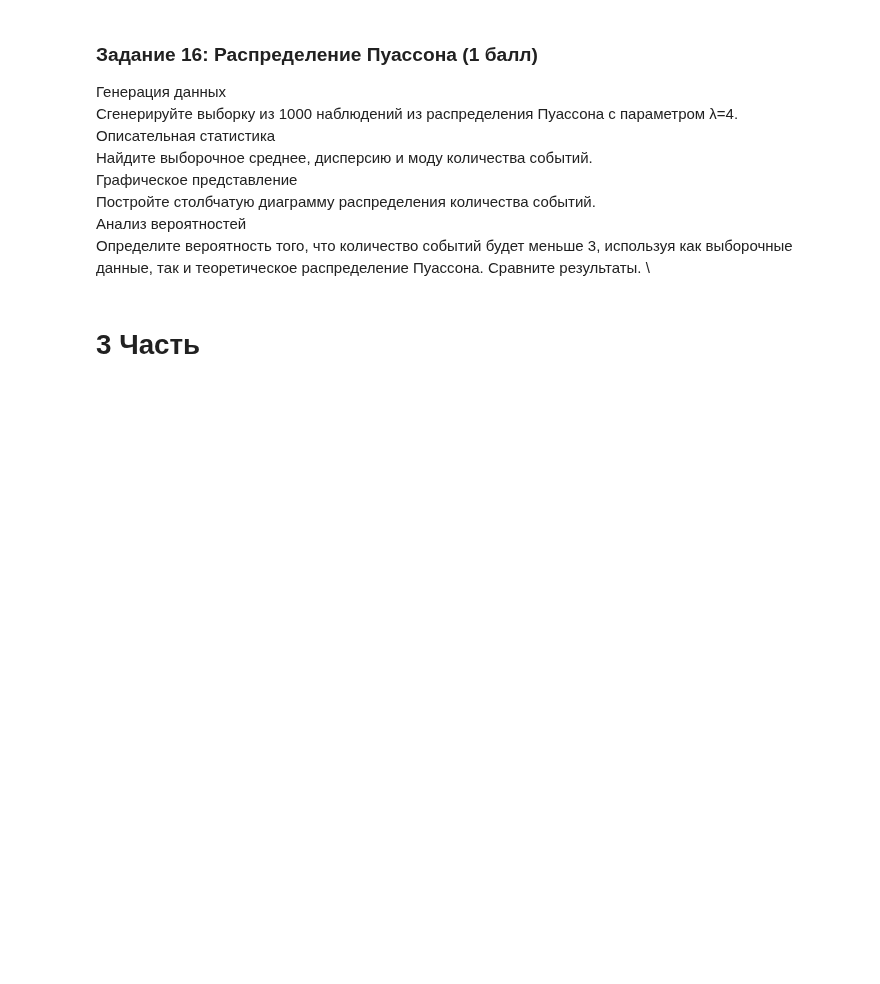
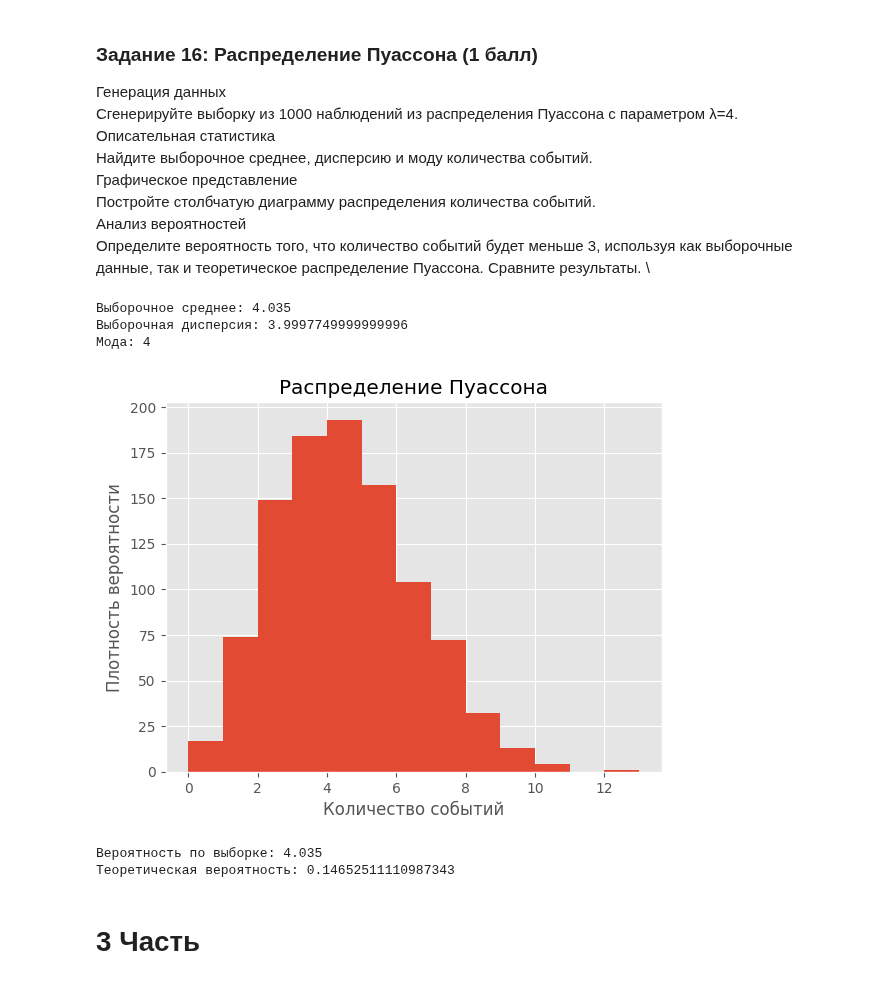
Before and after one commit to hilkovich/itmo_math_stat, a Jupyter notebook: homework_1/HW_1.ipynb, the cells around one changed output. Drawn from its saved outputs; the diff is of its cells as text; code cells hidden in the pictures; blank space fills up the shorter version.

```diff
--- a/homework_1/HW_1.ipynb
+++ b/homework_1/HW_1.ipynb
@@ -538,6 +538,44 @@ print(f"Вероятность не более 5 попыток (теорети
 Постройте столбчатую диаграмму распределения количества событий. \
 Анализ вероятностей \
 Определите вероятность того, что количество событий будет меньше 3, используя как выборочные данные, так и теоретическое распределение Пуассона. Сравните результаты. \
+# %%
+# Генерация данных
+lam = 4
+
+sample_poisson = poisson.rvs(lam, size=1000)
+# %%
+# Описательная статистика
+mean_poisson = np.mean(sample_poisson)
+variance_poisson = np.var(sample_poisson)
+mode_poisson = np.bincount(sample_poisson).argmax()
+
+print("Выборочное среднее:", mean_poisson)
+print("Выборочная дисперсия:", variance_poisson)
+print("Мода:", mode_poisson)
+# %% [output]
+Выборочное среднее: 4.035
+Выборочная дисперсия: 3.9997749999999996
+Мода: 4
+# %%
+# Графическое представление
+plt.hist(sample_poisson, bins=range(max(sample_poisson) + 1))
+plt.title("Распределение Пуассона")
+plt.xlabel("Количество событий")
+plt.ylabel("Плотность вероятности")
+
+plt.show()
+# %% [output]
+[figure, added]
+# %%
+# Анализ вероятностей
+theoretical_prob = np.exp(-lam) * lam**2 / 2
+sample_prob = sample_poisson.sum() / 1000
+
+print("Вероятность по выборке:", sample_prob)
+print("Теоретическая вероятность:", theoretical_prob)
+# %% [output]
+Вероятность по выборке: 4.035
+Теоретическая вероятность: 0.14652511110987343
 # %% [markdown]
 # 3 Часть
 # %% [markdown]
```
Also changed, not shown: parts of 1 cell of this notebook.
